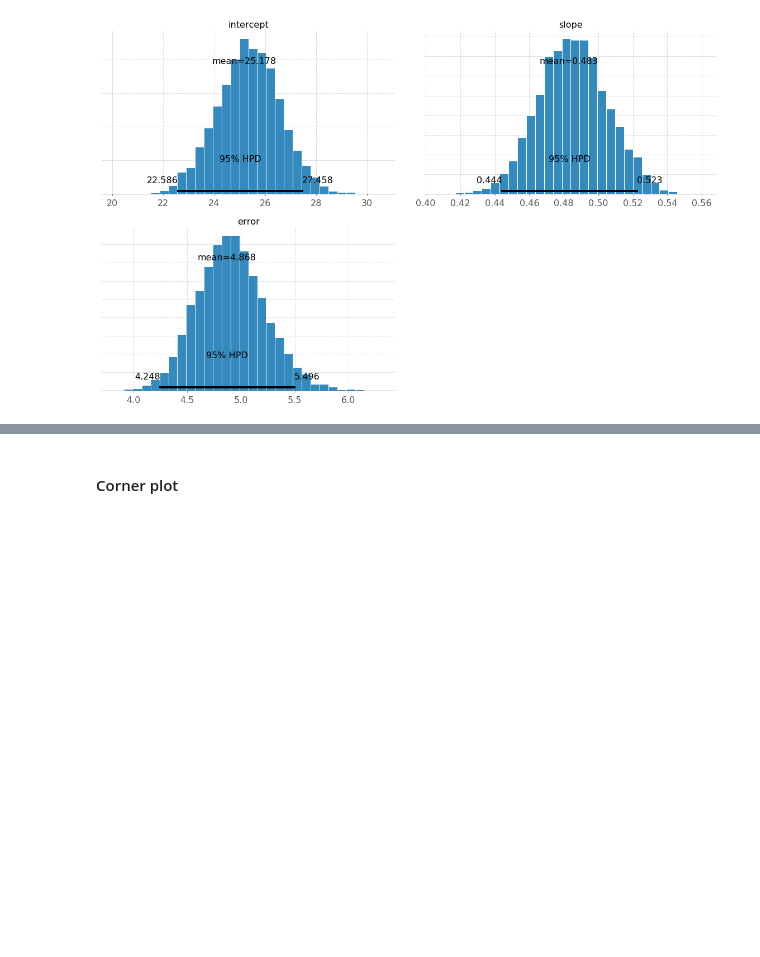
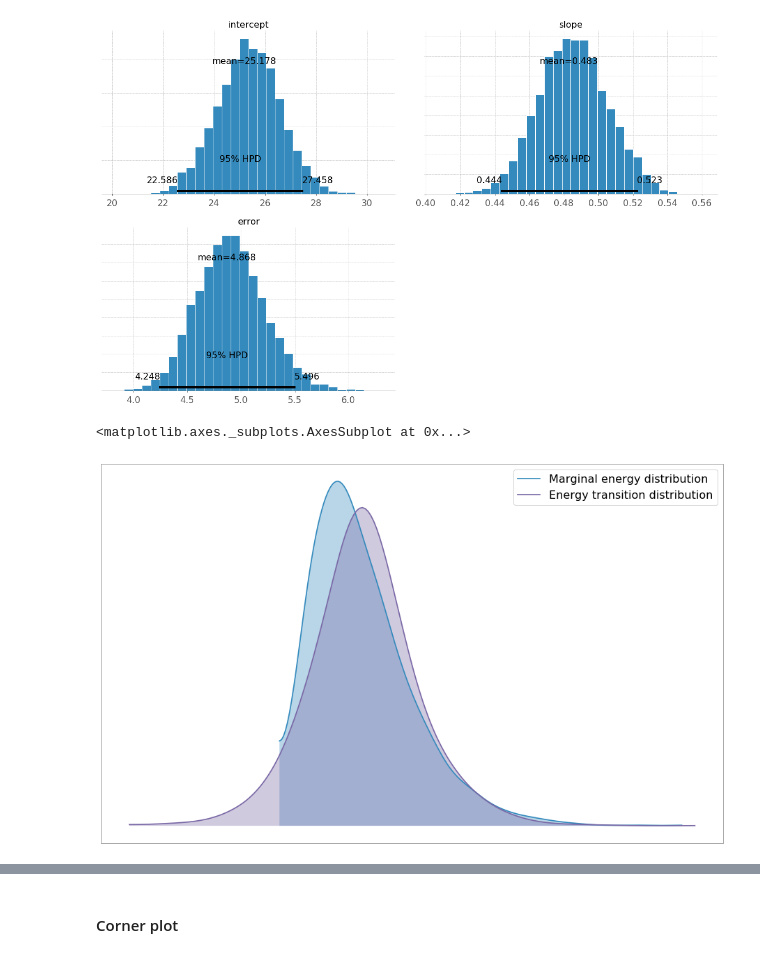
Before and after one commit to agustrionopj/Learning-Bayesian, a Jupyter notebook: Belajar-Bayesian.ipynb, the cells around one changed output, grey strips where cells are left out. Saved outputs shown, nothing was run; the diff lists cells and outputs as text; code cells hidden in the pictures; blank space fills up the shorter version.

```diff
--- a/Belajar-Bayesian.ipynb
+++ b/Belajar-Bayesian.ipynb
@@ -306,6 +310,12 @@ array([<matplotlib.axes._subplots.AxesSubplot object at 0x...>,
       dtype=object)
 [figure]
 [figure]
+# %%
+from pymc3 import energyplot
+energyplot(trace, figsize = (16,10))
+# %% [output]
+<matplotlib.axes._subplots.AxesSubplot at 0x...>
+[figure, added]
 # %%
 ax = plt.subplot()
 
```
Also changed, not shown: parts of 5 cells of this notebook, 2 other files.
